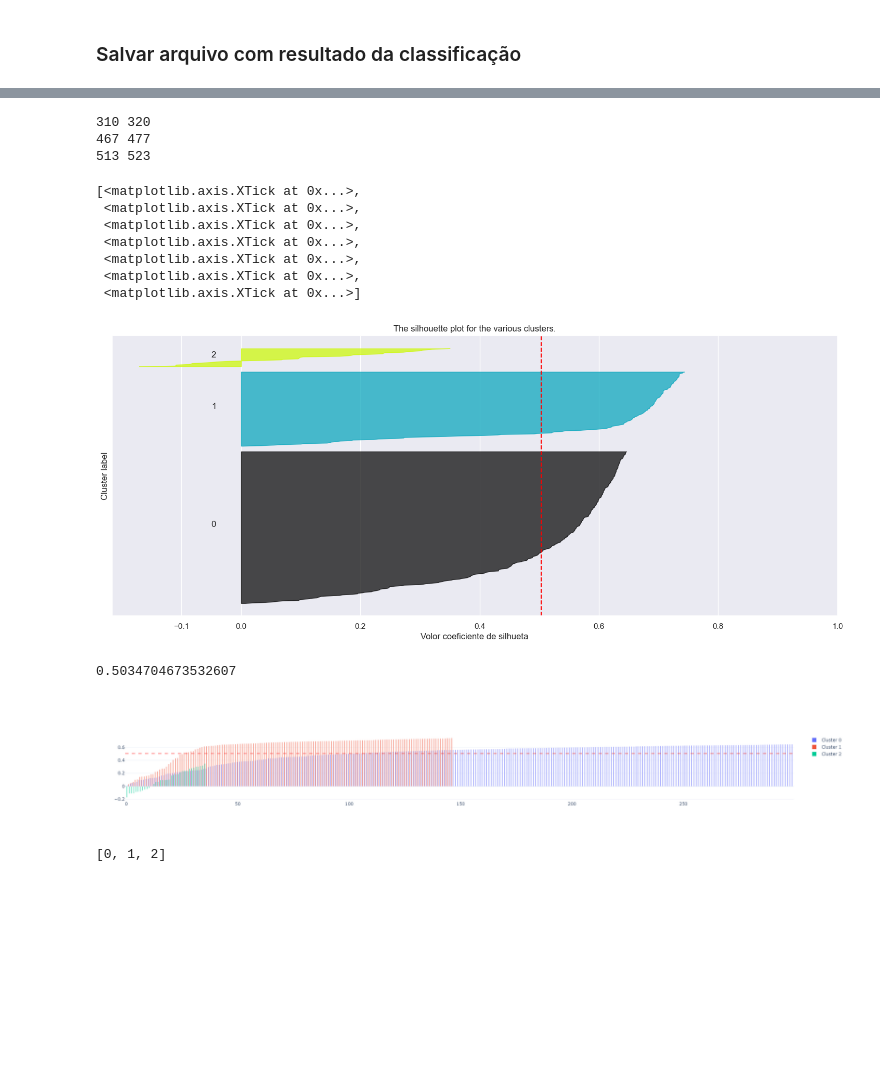
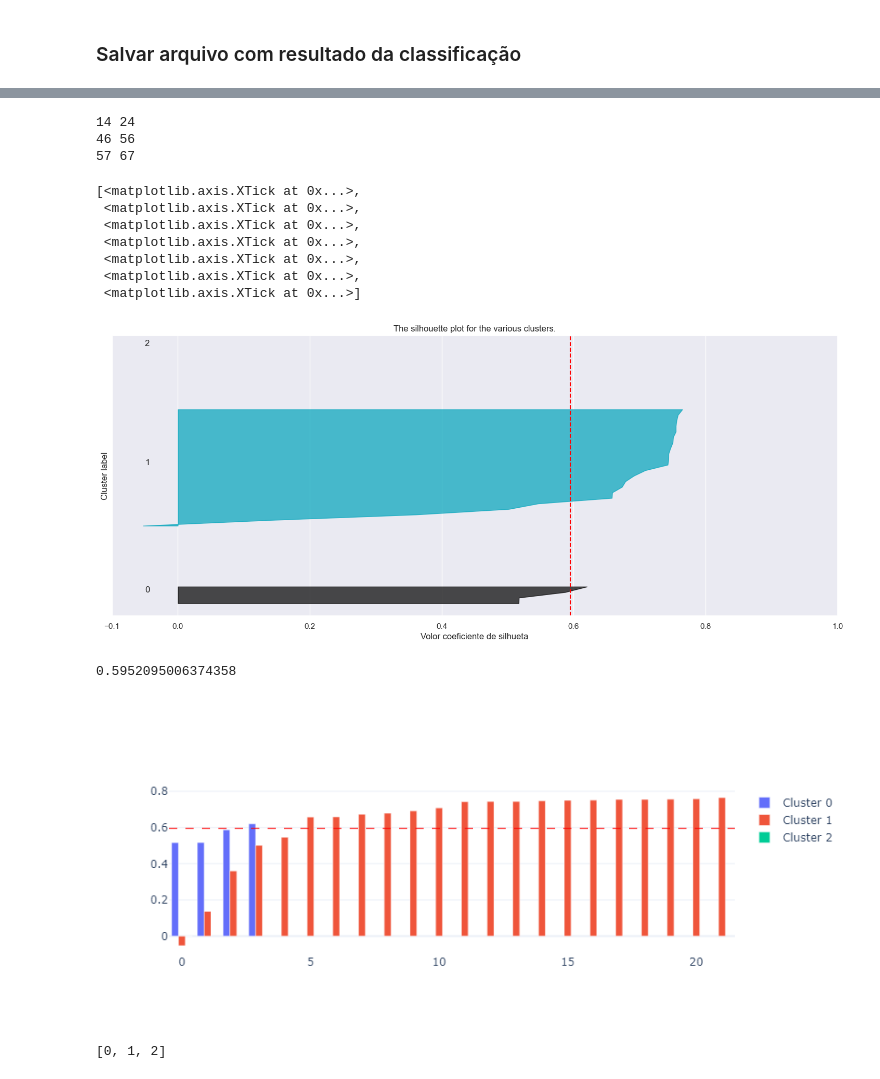
Before and after one commit to DanielCirino/ppginf-smart-k-means, a Jupyter notebook: notebooks/smart_k_means.ipynb, the cells around one changed output, grey strips where cells are left out. Drawn from its saved outputs; the diff is of its cells as text; code cells hidden in the pictures; blank space fills up the shorter version.

```diff
--- a/notebooks/smart_k_means.ipynb
+++ b/notebooks/smart_k_means.ipynb
@@ -257,11 +256,11 @@ def imprimir_grafico_analise_arranjo(arranjo):
     plt.show()
 # %%
 # abrir dataset com os indicadores
-PATH_TO_DATASET="../dataset/in/dados_k_means_3.csv"
+PATH_TO_DATASET="../dataset/in/dados_k_means.csv"
 dfArquivo=pd.read_csv(PATH_TO_DATASET,sep=";")
 
 # Excluir coluna do identificador censitário
-dados=dfArquivo.drop(["Census tract"],axis=1)
+dados=dfArquivo.drop(["estado"],axis=1)
 
 dfArquivo.describe()
 # %% [output]
@@ -276,0 +276,6 @@ dfArquivo.describe()
+# %%
+
+for col in dados.columns:
+    dados[col]=dados[col]/dados[col].abs().max()
+
+dados.describe()
@@ -323,8 +338,7 @@ For n_clusters = 7 The average silhouette_score is : 0.17034693208444338
 # %% [markdown]
 ### Avaliação da Entropia das variáveis do dataset
 # %%
-# Excluir coluna do identificador censitário
-dados=dfArquivo.drop(["Census tract"],axis=1)
+
 entropias = []
 
 for col in range(dados.shape[1]):
@@ -603,9 +624,9 @@ ax1.axvline(x=cluster["silhueta_media"], color="red", linestyle="--")
 ax1.set_yticks([])  # Clear the yaxis labels / ticks
 ax1.set_xticks([-0.1, 0, 0.2, 0.4, 0.6, 0.8, 1])
 # %% [output]
-310 320
-467 477
-513 523
+14 24
+46 56
+57 67
 [<matplotlib.axis.XTick at 0x...>,
  <matplotlib.axis.XTick at 0x...>,
  <matplotlib.axis.XTick at 0x...>,
@@ -613,7 +634,7 @@ ax1.set_xticks([-0.1, 0, 0.2, 0.4, 0.6, 0.8, 1])
  <matplotlib.axis.XTick at 0x...>,
  <matplotlib.axis.XTick at 0x...>,
  <matplotlib.axis.XTick at 0x...>]
-[figure, old version]
+[figure, new version]
 # %%
 df = pd.DataFrame(zip(cluster["silhuetas"],cluster["rotulos"]),columns=["silhuetas","rotulos"])
 df.sort_values(by=["rotulos","silhuetas"],inplace=True)
@@ -621,32 +642,30 @@ rotulos = list(df.groupby(["rotulos"]).count().index)
 rotulos
 melhor_arranjo["silhueta_media"]
 # %% [output]
-0.5034704673532607
+0.5952095006374358
 # %%
-import plotly.express as px
-import plotly.graph_objects as go
-import plotly.io as pio
+
 pio.templates.default = "plotly_white"
 
 # fig = px.bar(df.sort_values(by=["rotulos"]), y=df.columns[0], color=df.columns[1])
 # fig.show()
 
 data=[]
 for r in rotulos:
     data.append(
         go.Bar(name=f"Cluster {r}",  y=df["silhuetas"][df["rotulos"]==r])
     )
 
 fig = go.Figure(data=data)
 fig.add_hline(y=cluster["silhueta_media"],
                   line_width=1,
                   line_dash="dash",
                   line_color="red")
 # Change the bar mode
 fig.update_layout(barmode='group')
-fig.show()
+fig
 # %% [output]
-[figure, old version]
+[figure, new version]
 # %%
 rotulos
 # %% [output]
```
Also changed, not shown: parts of 24 cells of this notebook, 8 other files.
